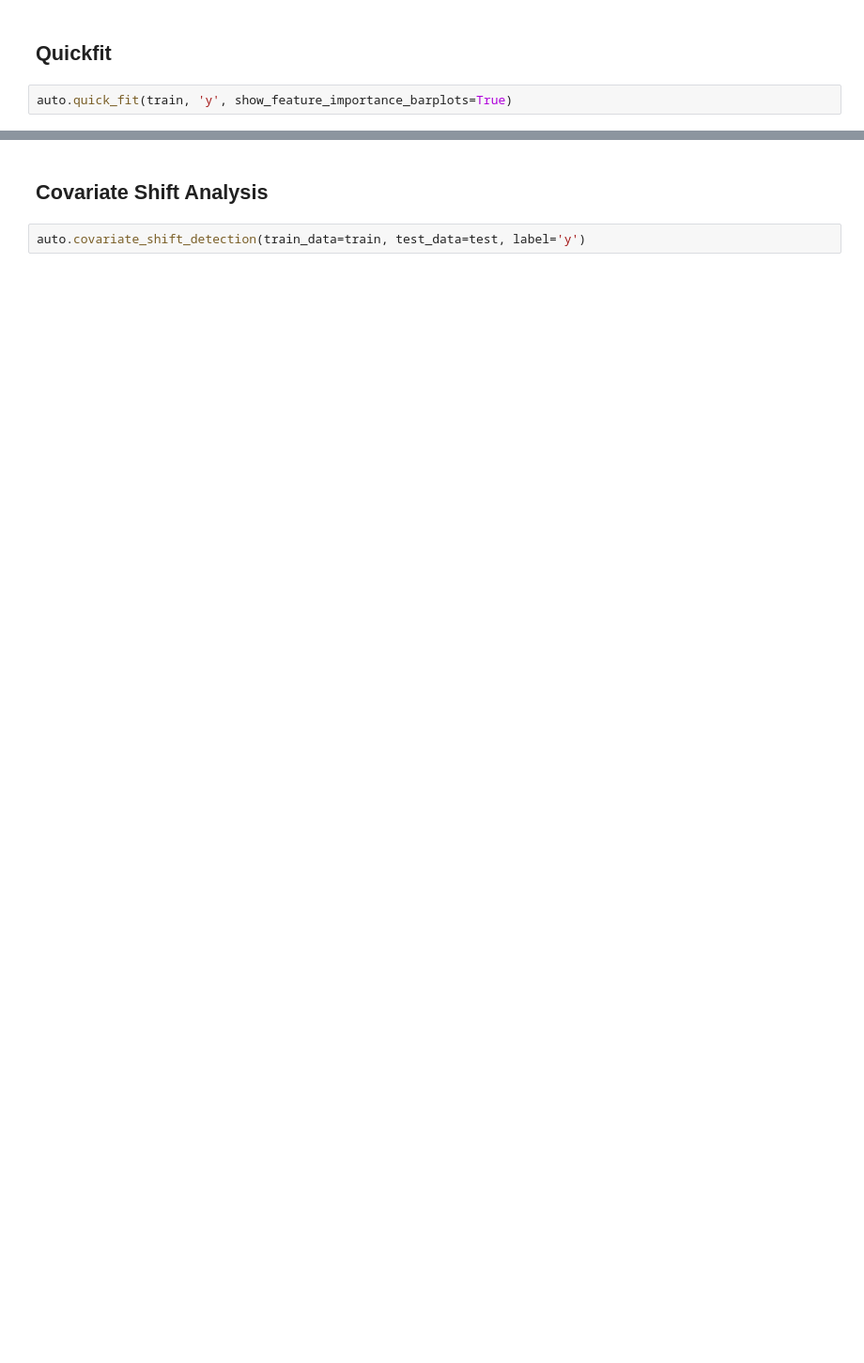
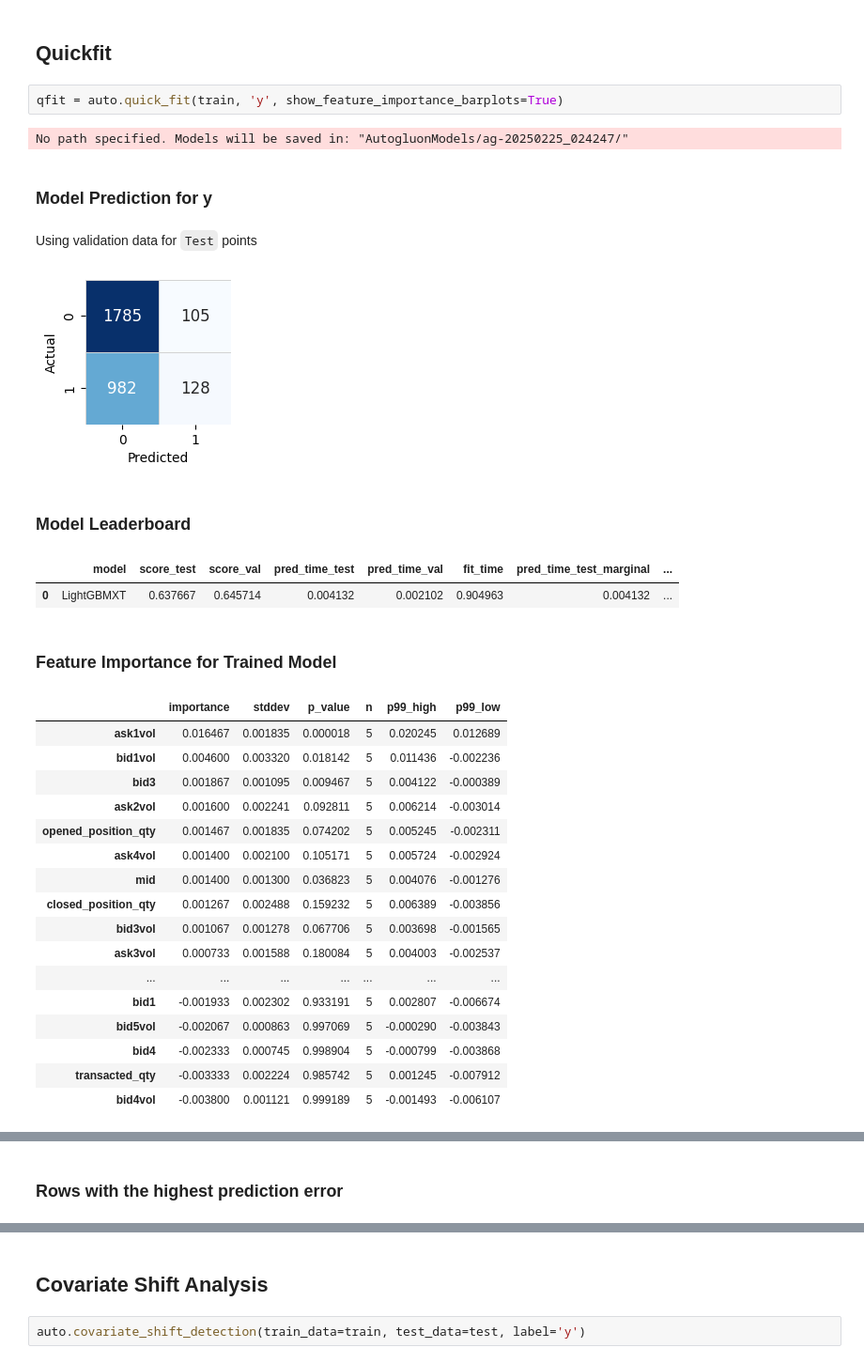
Before and after one commit to falrrema/Kaggle_high_Freq_Price_Prediction, a Jupyter notebook: Masterclass_prep.ipynb, the cells around one changed output, grey strips where cells are left out. Shown at 94% size. Cells and saved outputs as stored; diff of their text form; blank space fills up the shorter version.

```diff
--- a/Masterclass_prep.ipynb
+++ b/Masterclass_prep.ipynb
@@ -154,4 +157,30 @@ Error:
 # %% [markdown]
 ## **Quickfit**
 # %%
-auto.quick_fit(train, 'y', show_feature_importance_barplots=True)
+qfit = auto.quick_fit(train, 'y', show_feature_importance_barplots=True)
+# %% [output]
+No path specified. Models will be saved in: "AutogluonModels/ag-20250225_024247/"
+### Model Prediction for y
+Using validation data for `Test` points
+[figure, added]
+### Model Leaderboard
+|  | model | score_test | score_val | pred_time_test | pred_time_val | fit_time | pred_time_test_marginal | ... |
+| 0 | LightGBMXT | 0.637667 | 0.645714 | 0.004132 | 0.002102 | 0.904963 | 0.004132 | ... |
+### Feature Importance for Trained Model
+|  | importance | stddev | p_value | n | p99_high | p99_low |
+| ask1vol | 0.016467 | 0.001835 | 0.000018 | 5 | 0.020245 | 0.012689 |
+| bid1vol | 0.004600 | 0.003320 | 0.018142 | 5 | 0.011436 | -0.002236 |
+| bid3 | 0.001867 | 0.001095 | 0.009467 | 5 | 0.004122 | -0.000389 |
+| ask2vol | 0.001600 | 0.002241 | 0.092811 | 5 | 0.006214 | -0.003014 |
+| opened_position_qty | 0.001467 | 0.001835 | 0.074202 | 5 | 0.005245 | -0.002311 |
+| ask4vol | 0.001400 | 0.002100 | 0.105171 | 5 | 0.005724 | -0.002924 |
+| mid | 0.001400 | 0.001300 | 0.036823 | 5 | 0.004076 | -0.001276 |
+| closed_position_qty | 0.001267 | 0.002488 | 0.159232 | 5 | 0.006389 | -0.003856 |
+| bid3vol | 0.001067 | 0.001278 | 0.067706 | 5 | 0.003698 | -0.001565 |
+| ask3vol | 0.000733 | 0.001588 | 0.180084 | 5 | 0.004003 | -0.002537 |
+| ... | ... | ... | ... | ... | ... | ... |
+| bid1 | -0.001933 | 0.002302 | 0.933191 | 5 | 0.002807 | -0.006674 |
+| bid5vol | -0.002067 | 0.000863 | 0.997069 | 5 | -0.000290 | -0.003843 |
+| bid4 | -0.002333 | 0.000745 | 0.998904 | 5 | -0.000799 | -0.003868 |
+| transacted_qty | -0.003333 | 0.002224 | 0.985742 | 5 | 0.001245 | -0.007912 |
+| bid4vol | -0.003800 | 0.001121 | 0.999189 | 5 | -0.001493 | -0.006107 |
@@ -157,0 +188 @@ auto.quick_fit(train, 'y', show_feature_importance_barplots=True)
+### Rows with the highest prediction error
```
Also changed, not shown: parts of 32 cells of this notebook, 1 other file.
